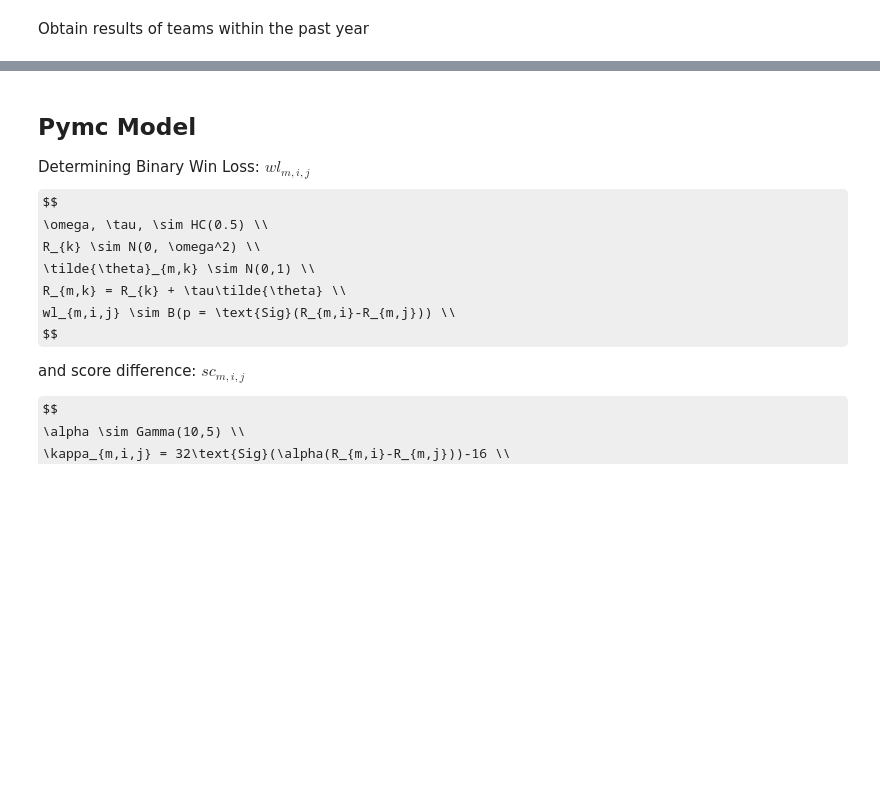
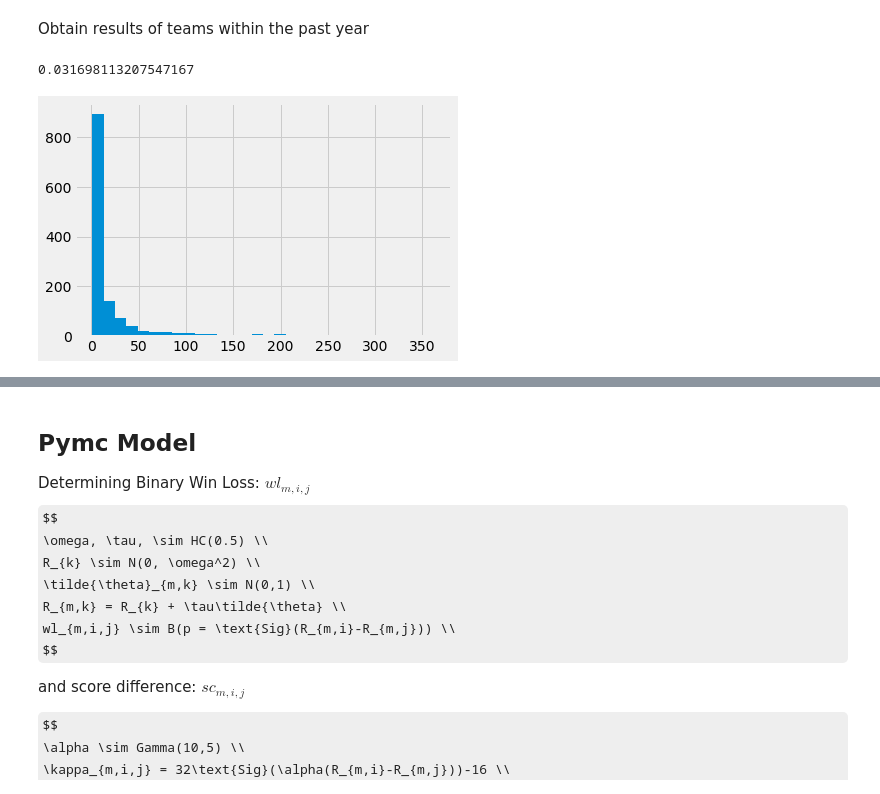
Before and after one commit to Liam-F/cs-rating, a Jupyter notebook: wl_model/wlbet_team_time_model.ipynb, the cells around one changed output, grey strips where cells are left out. Cells and saved outputs as stored; diff of their text form; code cells hidden in the pictures; some formulas as TeX source; blank space fills up the shorter version.

```diff
--- a/wl_model/wlbet_team_time_model.ipynb
+++ b/wl_model/wlbet_team_time_model.ipynb
@@ -42,0 +39,8 @@ h_matches['score_diff'] = h_matches['Team 1 Score'] - h_matches['Team 2 Score']
+# %%
+maps_played = pd.DataFrame([h_matches.groupby('Team 1 ID')['Map'].count(), h_matches.groupby('Team 2 ID')['Map'].count()]).T.fillna(0).sum(axis=1)
+maps_played.hist(bins=30)
+h_teams['maps played 2017'] = maps_played
+np.mean(maps_played > 200)
+# %% [output]
+0.031698113207547167
+[figure, added]
```
Also changed, not shown: parts of 23 cells of this notebook, 5 other files.
